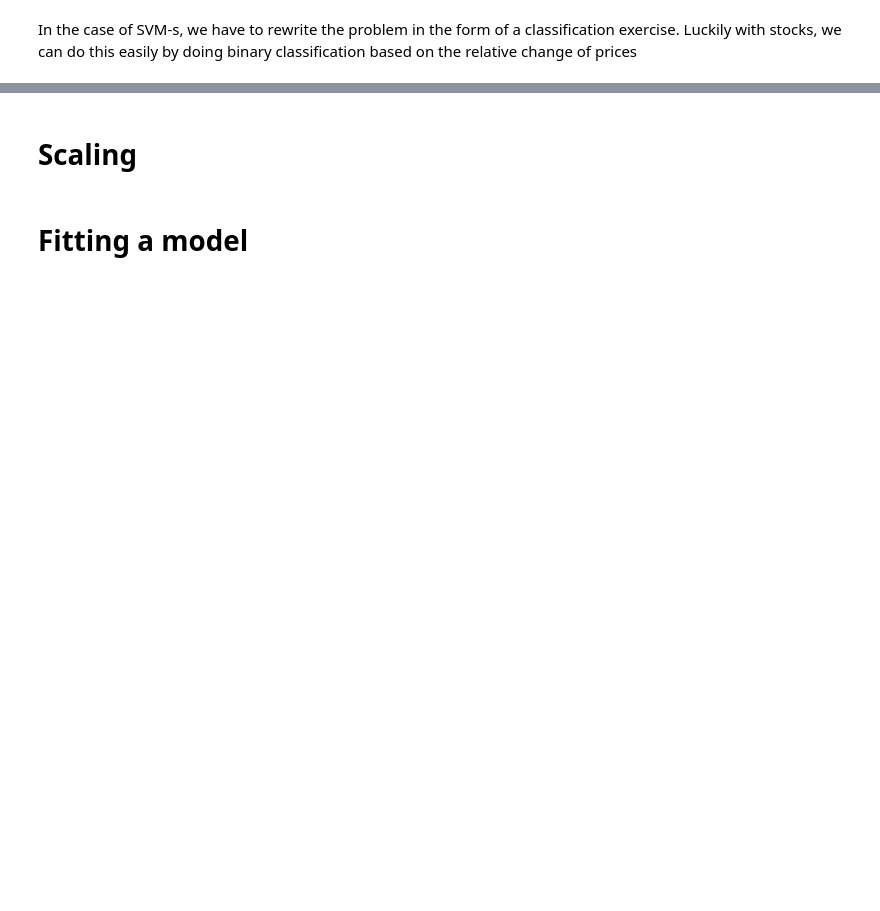
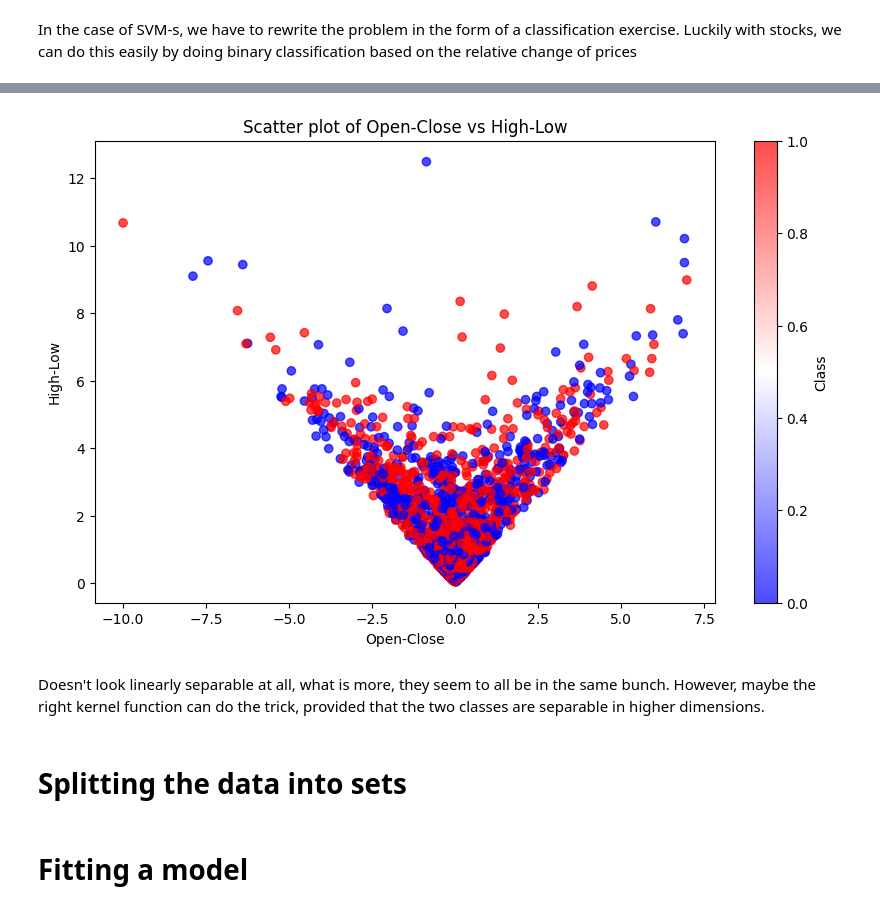
Before and after one commit to martinsandor707/Geometric_DataAnalysis, a Jupyter notebook: svm.ipynb, the cells around one changed output, grey strips where cells are left out. Saved outputs shown, nothing was run; the diff lists cells and outputs as text; code cells hidden in the pictures; blank space fills up the shorter version.

```diff
--- a/svm.ipynb
+++ b/svm.ipynb
@@ -31,2 +32,5 @@ test_set_classes = np.where(test_set['Close'].shift(-1) > test_set['Close'], 1,
 # %% [markdown]
 In the case of SVM-s, we have to rewrite the problem in the form of a classification exercise. Luckily with stocks, we can do this easily by doing binary classification based on the relative change of prices
+# %%
+y = np.where(df['Close'].shift(-1) > df['Close'], 1, 0)
+y
@@ -72,2 +72,0 @@ training_set.head()
-# %% [markdown]
-# Scaling
@@ -86,0 +73,14 @@ svm_test = test_set[['Open-Close', 'High-Low']].copy(deep=True)
+# %%
+plt.figure(figsize=(10,6))
+plt.scatter(X['Open-Close'], X['High-Low'], c=y, cmap='bwr', alpha=0.7)
+plt.xlabel('Open-Close')
+plt.ylabel('High-Low')
+plt.title('Scatter plot of Open-Close vs High-Low')
+plt.colorbar(label='Class')
+plt.show()
+# %% [output]
+[figure, added]
+# %% [markdown]
+Doesn't look linearly separable at all, what is more, they seem to all be in the same bunch. However, maybe the right kernel function can do the trick, provided that the two classes are separable in higher dimensions.
+# %% [markdown]
+# Splitting the data into sets
```
Also changed, not shown: parts of 23 cells of this notebook, 1 other file.
